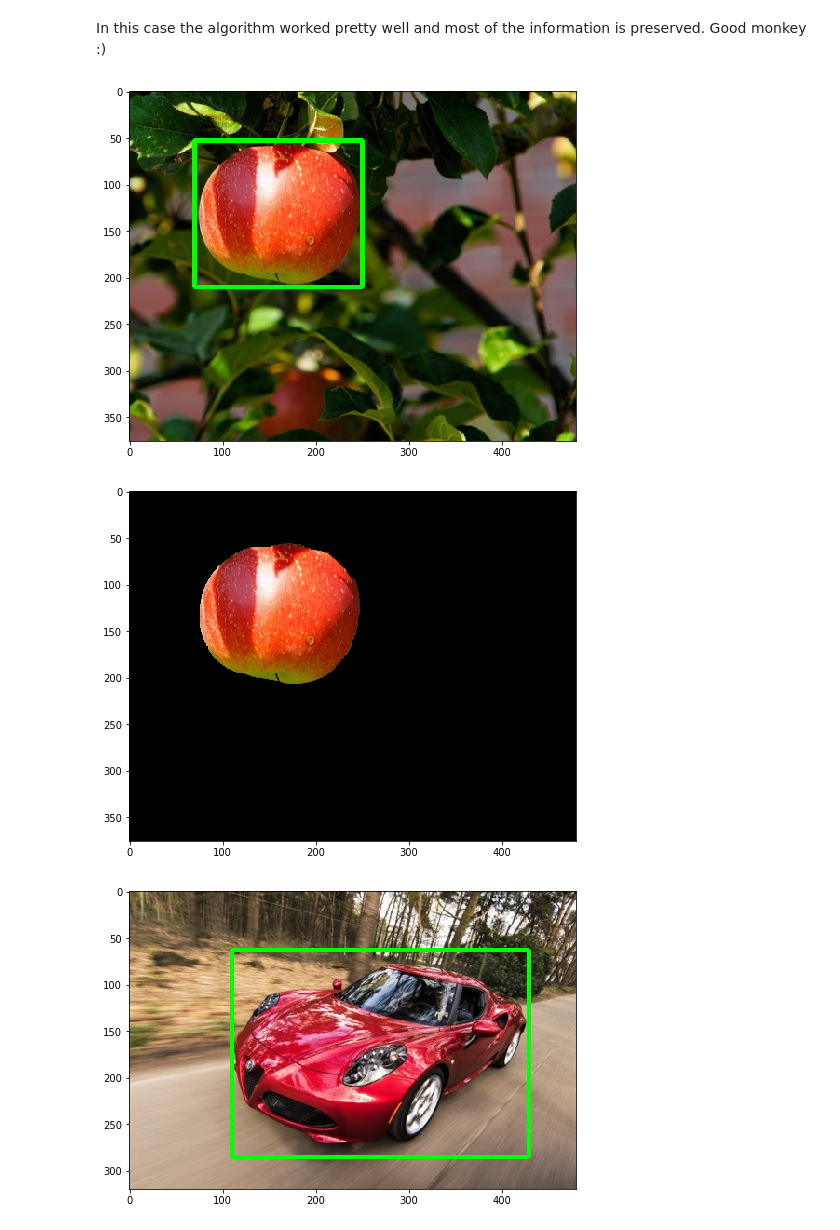
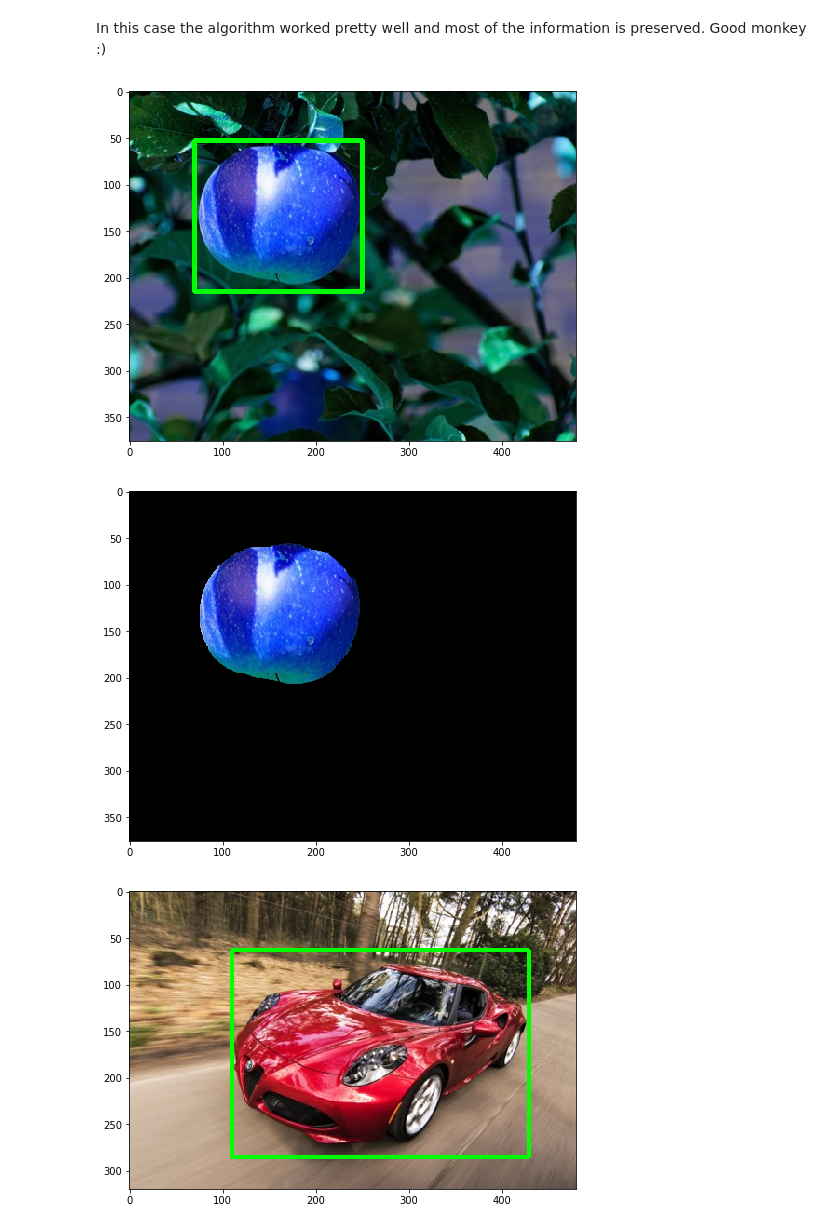
Before and after one commit to Progern/computer-vision-hw, a Jupyter notebook: cv-2-0/cv-hw-2-2-object-separation.ipynb, the cells around one changed output. Cells and saved outputs as stored; diff of their text form; code cells hidden in the pictures.

```diff
--- a/cv-2-0/cv-hw-2-2-object-separation.ipynb
+++ b/cv-2-0/cv-hw-2-2-object-separation.ipynb
@@ -32,7 +32,7 @@ def read_image_and_show(path, fig_width = 8, fig_heigth = 12, show = False):
 
 def show_image(img, fig_width = 8, fig_heigth = 12):
     plt.figure(figsize=(fig_width, fig_heigth))
-    plt.imshow(cv2.cvtColor(img, cv2.COLOR_BGR2RGB))
+    plt.imshow(img)
 # %%
 def separate_grab_cut_rect(img_path, x, y, w, h,
                            iter_count = 2):
@@ -137,11 +151,11 @@ mask, segment = separate_grab_cut_rect(separate_images_path_list[1],
 # %% [markdown]
 In this case the algorithm worked pretty well and most of the information is preserved. Good monkey :)
 # %%
-mask, segment = separate_grab_cut_rect(separate_images_path_list[3],
-                              70, 53, 250, 210, iter_count = 5)
+mask, segment = separate_grab_cut_rect(separate_images_path_list[2],
+                              70, 53, 250, 215, iter_count = 5)
 # %% [output]
-[figure, old version]
+[figure, new version]
-[figure, old version]
+[figure, new version]
 # %%
 mask, segment = separate_grab_cut_rect(separate_images_path_list[4],
                               110, 63, 429, 285, iter_count = 10)
```
Also changed, not shown: parts of 5 cells of this notebook.
